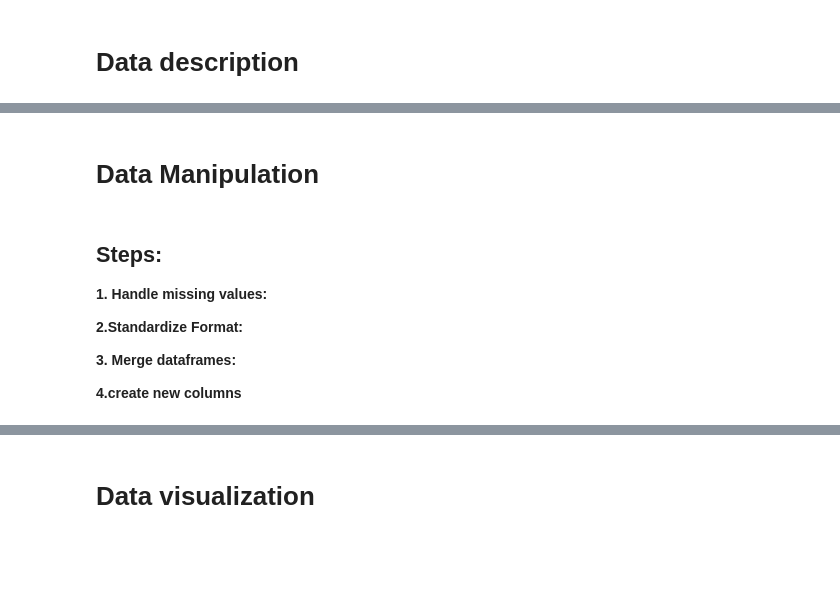
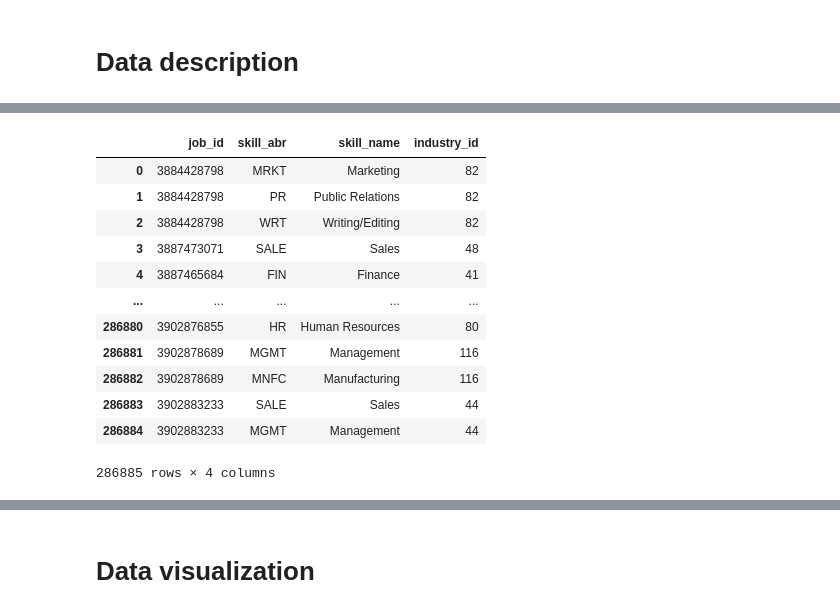
Before and after one commit to Koi4595/Group_10_FA_2024, a Jupyter notebook: SI_618_Project_Part1.ipynb, the cells around one changed output, grey strips where cells are left out. Drawn from its saved outputs; the diff is of its cells as text; code cells hidden in the pictures; blank space fills up the shorter version.

```diff
--- a/SI_618_Project_Part1.ipynb
+++ b/SI_618_Project_Part1.ipynb
@@ -83,11 +91,18 @@ job_skills = job_skills.merge(skills, on='skill_abr')
-# %% [markdown]
-# **Data Manipulation**
-# %% [markdown]
-## Steps:
-**1. Handle missing values:**
-
-**2.Standardize Format:**
-
-**3. Merge dataframes:**
-
-**4.create new columns**
+# %%
+# Merge job_skills with job relating dataframes
+job_condition = job_skills.merge(job_industries, on='job_id')
+job_condition
+# %% [output]
+|  | job_id | skill_abr | skill_name | industry_id |
+| 0 | 3884428798 | MRKT | Marketing | 82 |
+| 1 | 3884428798 | PR | Public Relations | 82 |
+| 2 | 3884428798 | WRT | Writing/Editing | 82 |
+| 3 | 3887473071 | SALE | Sales | 48 |
+| 4 | 3887465684 | FIN | Finance | 41 |
+| ... | ... | ... | ... | ... |
+| 286880 | 3902876855 | HR | Human Resources | 80 |
+| 286881 | 3902878689 | MGMT | Management | 116 |
+| 286882 | 3902878689 | MNFC | Manufacturing | 116 |
+| 286883 | 3902883233 | SALE | Sales | 44 |
+| 286884 | 3902883233 | MGMT | Management | 44 |
+286885 rows × 4 columns
```
Also changed, not shown: parts of 13 cells of this notebook.
